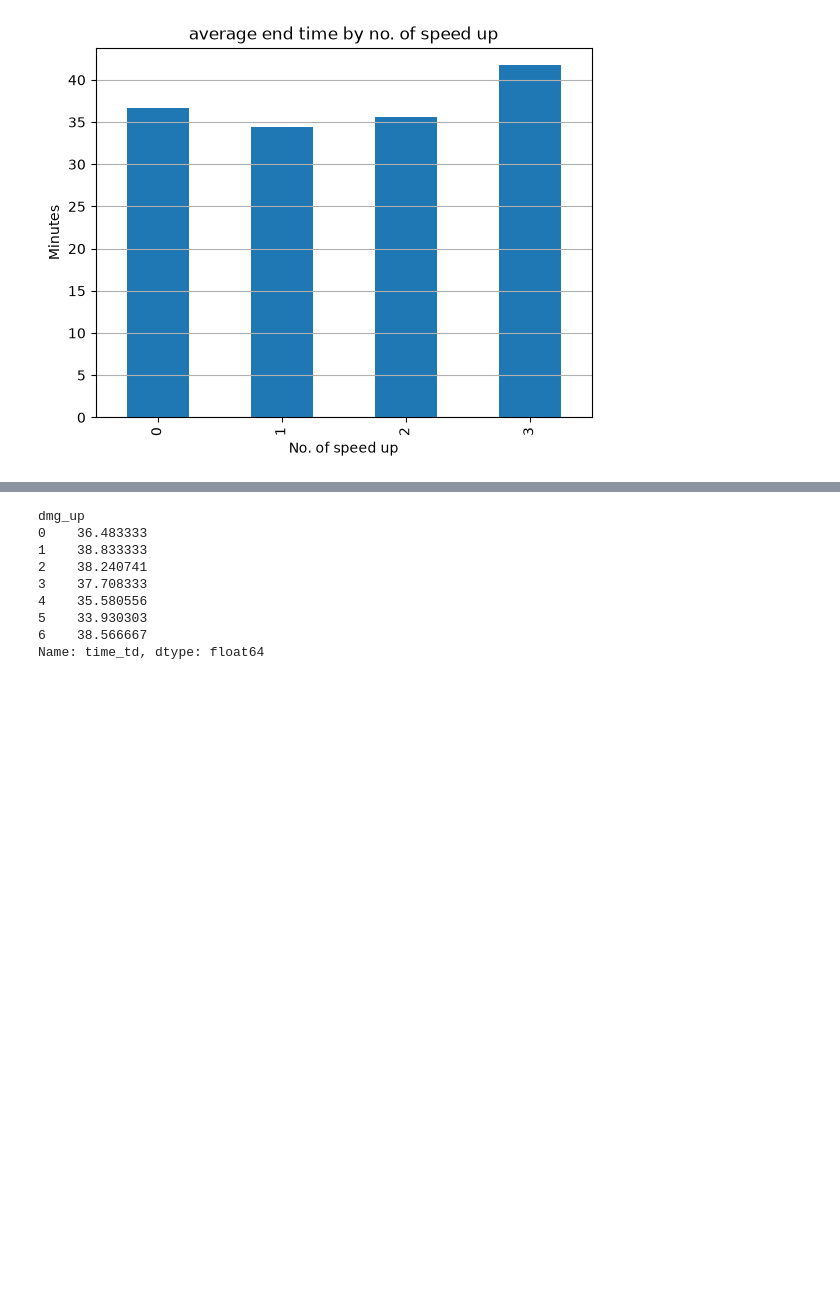
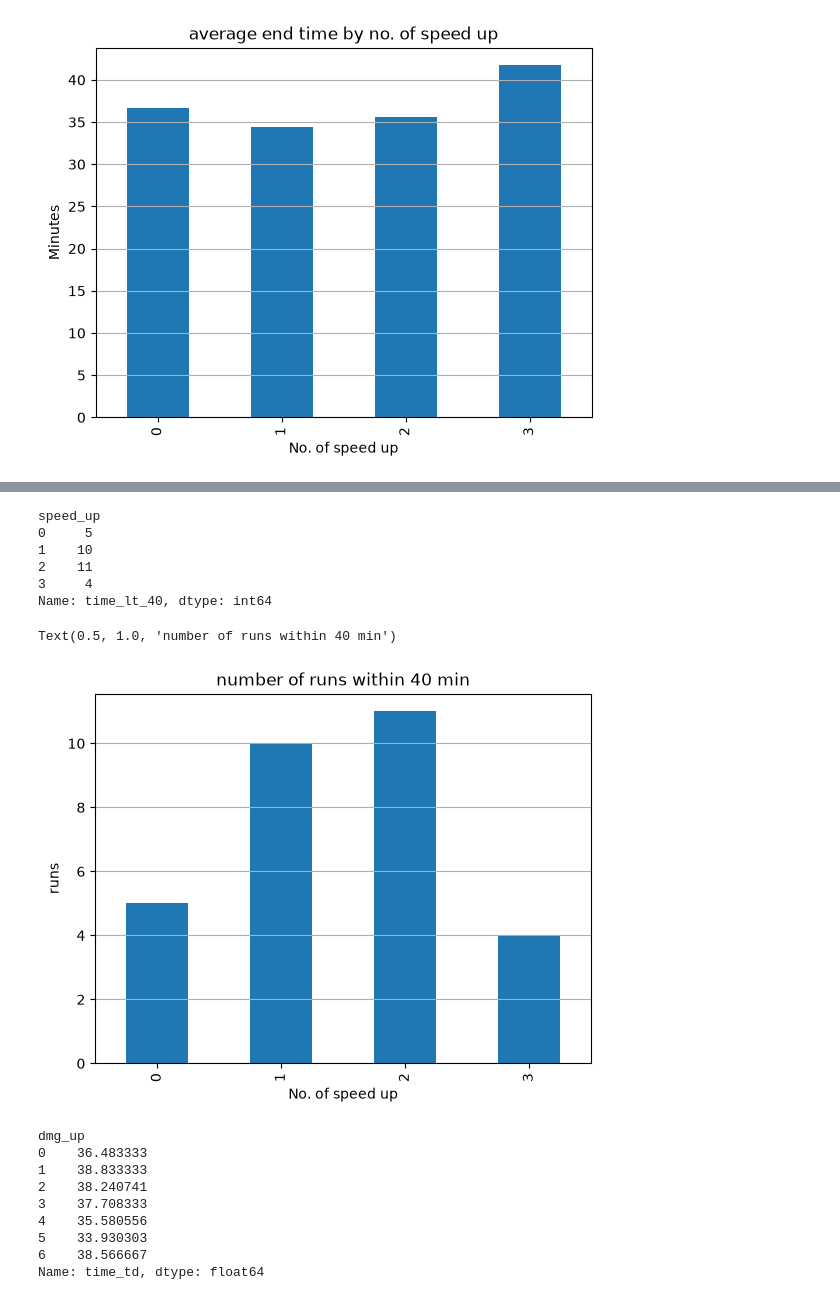
Before and after one commit to HelloThisDog/Examsproject_Megan_Loe_DE25, a Jupyter notebook: EDA.ipynb, the cells around one changed output, grey strips where cells are left out. Saved outputs shown, nothing was run; the diff lists cells and outputs as text; code cells hidden in the pictures; blank space fills up the shorter version.

```diff
--- a/EDA.ipynb
+++ b/EDA.ipynb
@@ -541,3 +529,22 @@ full_words[full_words["victory"]==True].sort_values("speed_up")
+# %%
+time_lt40_speed = full_words[full_words["victory"]==True].groupby("speed_up")["time_lt_40"].sum()
+time_lt40_speed
+# %% [output]
+speed_up
+0     5
+1    10
+2    11
+3     4
+Name: time_lt_40, dtype: int64
+# %%
+ax = time_lt40_speed.plot(kind='bar')
+ax.grid(axis="y")
+plt.xlabel("No. of speed up")
+plt.ylabel("runs")
+plt.title("number of runs within 40 min")
+# %% [output]
+Text(0.5, 1.0, 'number of runs within 40 min')
+[figure, added]
 # %%
 avg_time_dmg = full_words[full_words["victory"]==True].groupby("dmg_up")["time_td"].mean().dt.total_seconds()/60
 avg_time_dmg
```
Also changed, not shown: parts of 7 cells of this notebook.
